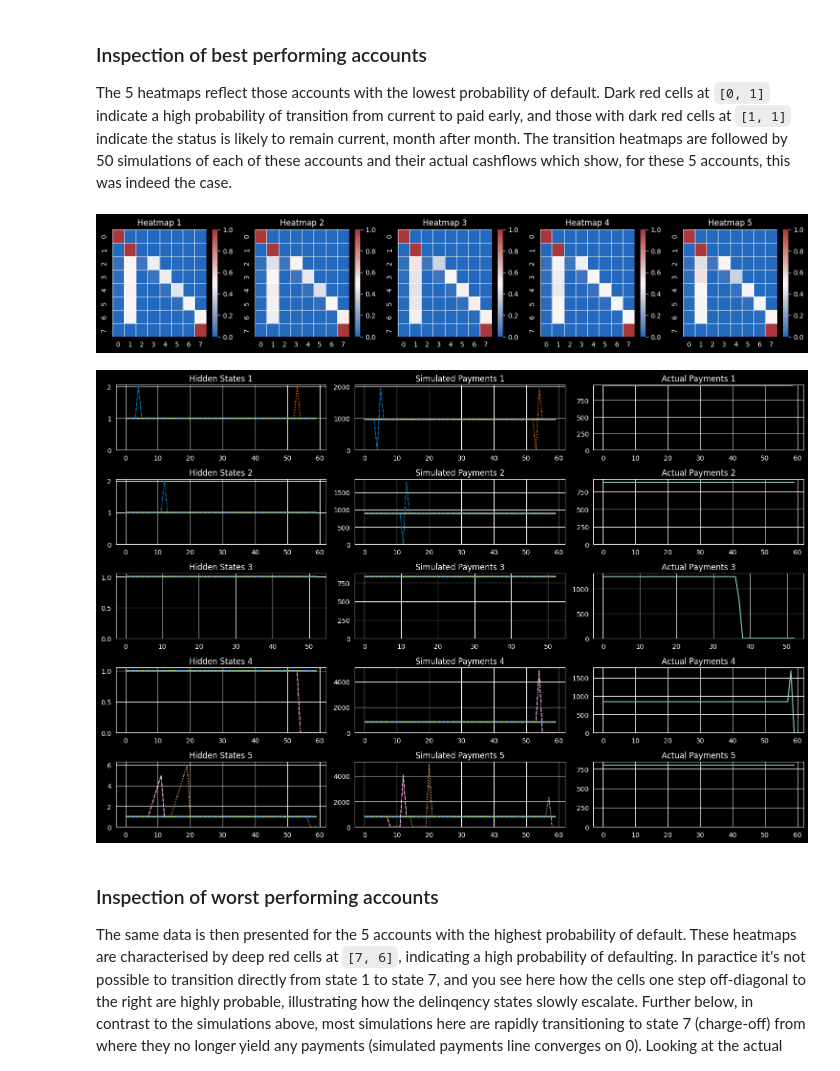
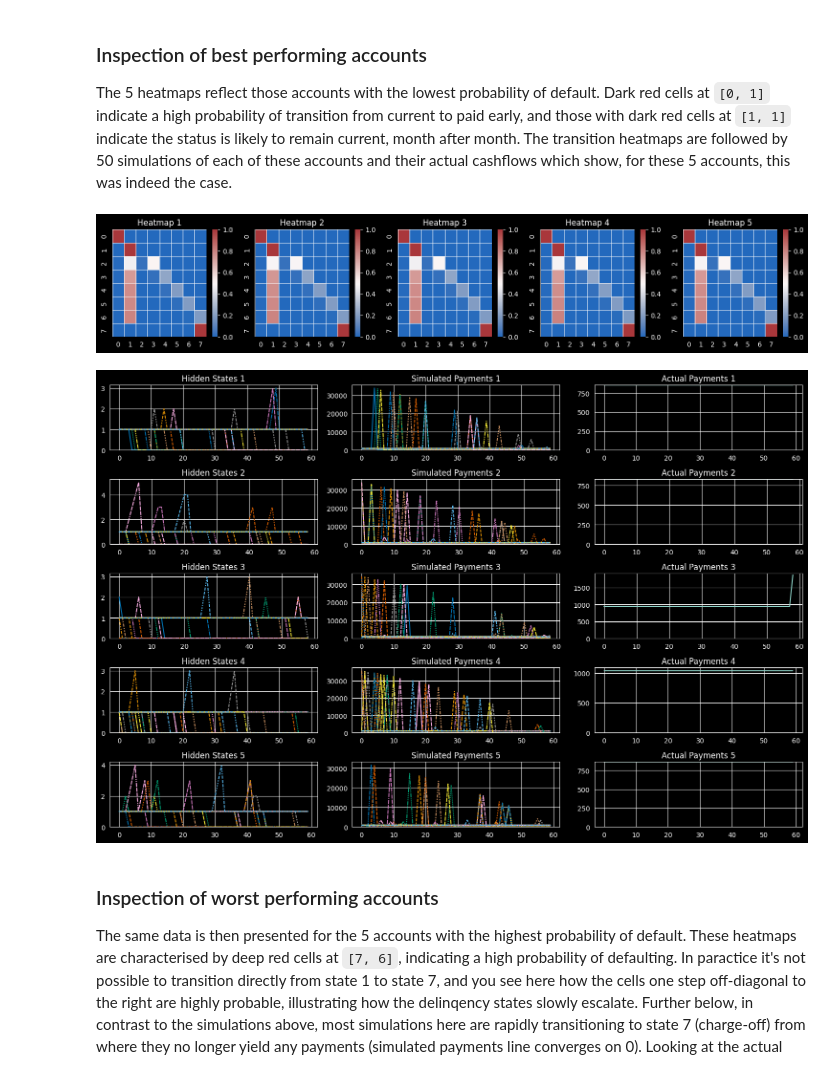
Before and after one commit to warner121/monteloanco, a Jupyter notebook: 04_inspect.ipynb, the cells around one changed output. Drawn from its saved outputs; the diff is of its cells as text; code cells hidden in the pictures.

```diff
--- a/04_inspect.ipynb
+++ b/04_inspect.ipynb
@@ -54,8 +47,11 @@ df_tmat = pd.DataFrame()
 
 for batch_id, batch in enumerate(DataLoader(dataset, batch_size=batch_size, shuffle=False, num_workers=1)):
     # Get the embeddings
-    logits, _ = provider.get_logits(batch_id, torch.arange(len(batch['id'])).to(device), len(batch['id']), device)
-    probs =  F.softmax(logits, dim=-1)
+    global_logits, _  = register_global_params(0, device, scaling_factor=1_000_000)
+    baseline          = Template.apply_mask(global_logits)                        # (8, 8)
+    alpha_loc, _      = register_loan_params(0, torch.arange(len(batch['id'])).to(device), 100_000, device)
+    logits            = build_tmat_logits(baseline, alpha_loc)                    # (batch_size, 8, 8)
+    probs             = F.softmax(logits, dim=-1)
 
     # Create DataFrame
     df_tmat_new = pd.DataFrame(zip(batch['id'].tolist(), logits, probs)).reset_index()
@@ -119,15 +115,8 @@ def plot_tmat(df_tmat, df_tmat_delta=None):
 
 plot_tmat(df_tmat_head)
 # %% [output]
-[figure, old version]
+[figure, new version]
 # %%
-provider = LearnedTransition(
-    name="tmat_logits",
-    init_logits=Template.DEMO_LOGITS,
-    trainable=False,
-    total_size=100_000
-)
-
 # Now simulate
 loan = df_tmat.iloc[0]
 portfolio = model(
@@ -136,40 +125,40 @@ portfolio = model(
     installments=torch.tensor(loan.installment).repeat(50).to(device),
     loan_amnt=torch.tensor(loan.loan_amnt).repeat(50).to(device),
     int_rate=torch.tensor(loan.int_rate).repeat(50).to(device),
-    tmat_provider=provider,
-    num_timesteps=loan.n_report_d
+    num_timesteps=loan.n_report_d,
+    total_size=100_000
 )
 hidden_states, sim_pymnts, interest_paid, principal_paid = portfolio.get_histories().values()
 # %%
 def plot_payments(df_tmat):
 
     fig, axes = plt.subplots(5, 3, figsize=(15, 10))
     for i, axs in enumerate(axes):
         loan = df_tmat.iloc[i]
         portfolio = model(
             batch_id=loan.batch_id,
             batch_idx=torch.tensor(loan.batch_idx).repeat(50).to(device),
             installments=torch.tensor(loan.installment).repeat(50).to(device),
             loan_amnt=torch.tensor(loan.loan_amnt).repeat(50).to(device),
             int_rate=torch.tensor(loan.int_rate).repeat(50).to(device),
-            tmat_provider=provider,
-            num_timesteps=loan.n_report_d)
+            num_timesteps=loan.n_report_d,
+            total_size=100_000)
         hidden_states, sim_pymnts, interest_paid, principal_paid = portfolio.get_histories().values()
         sns.lineplot(hidden_states.detach().cpu().numpy(), ax=axs[0], palette='colorblind', legend=False)
         sns.lineplot(sim_pymnts.detach().cpu().numpy(), ax=axs[1], palette='colorblind', legend=False)
         sns.lineplot(loan.pymnt.detach().cpu().numpy(), ax=axs[2], legend=False)
         axs[0].set_title(f"Hidden States {i+1}")
         axs[1].set_title(f"Simulated Payments {i+1}")
         axs[2].set_title(f"Actual Payments {i+1}")
         axs[0].set_ylim(0)
         axs[1].set_ylim(0)
         axs[2].set_ylim(0)
     plt.tight_layout()
     plt.show()
 
 plot_payments(df_tmat_head)
 # %% [output]
-[figure, old version]
+[figure, new version]
 # %% [markdown]
 ### Inspection of worst performing accounts
 
```
Also changed, not shown: parts of 12 cells of this notebook, 3 other files.
